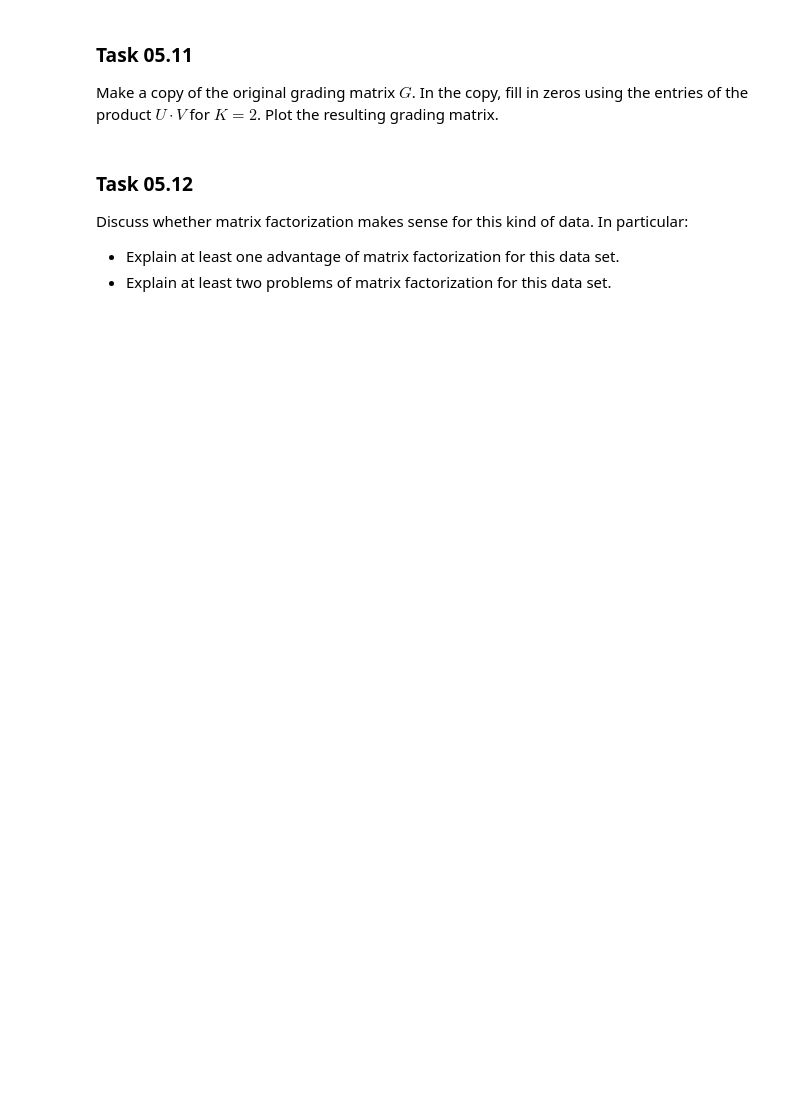
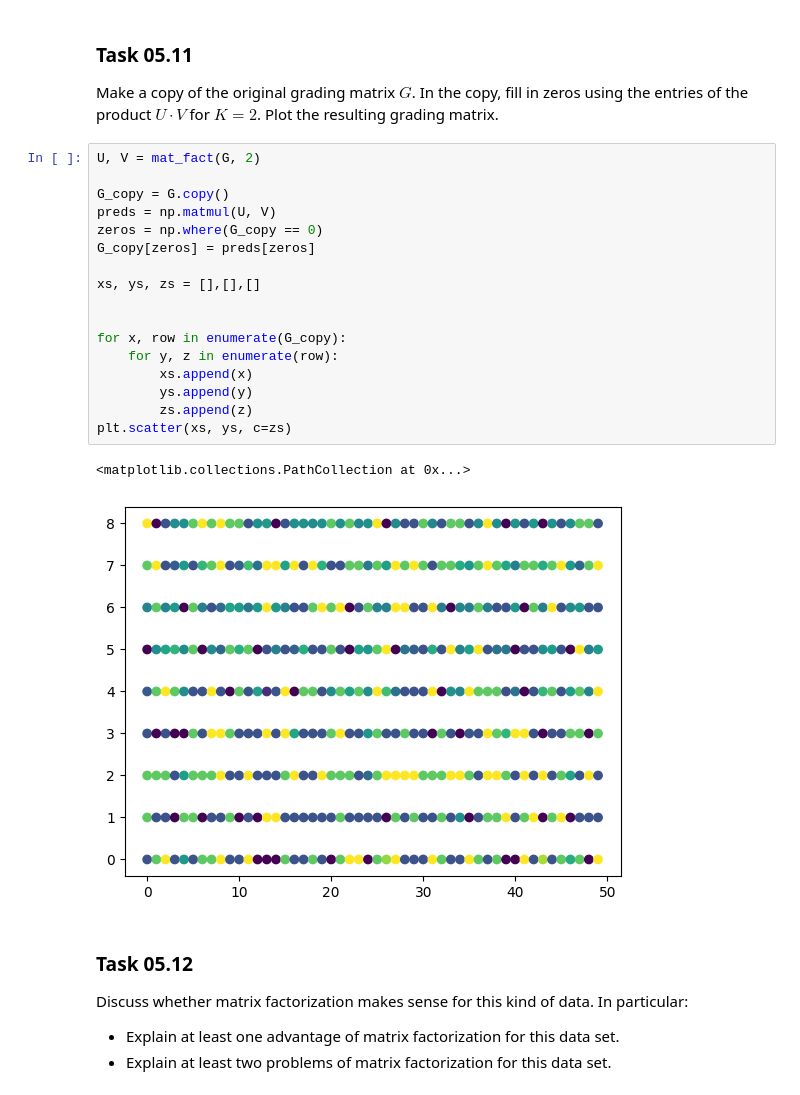
Before and after one commit to sachinskss/dataminingEx, a Jupyter notebook: sheet05_lukas.ipynb, the cells around one changed output. Saved outputs shown, nothing was run; the diff lists cells and outputs as text; blank space fills up the shorter version.

```diff
--- a/sheet05_lukas.ipynb
+++ b/sheet05_lukas.ipynb
@@ -320,6 +350,26 @@ Provide two scatter plots, one for the student representations $U$, and one for
 Make a copy of the original grading matrix $G$.
 In the copy, fill in zeros using the entries of the product $U \cdot V$ for $K = 2$.
 Plot the resulting grading matrix.
+# %%
+U, V = mat_fact(G, 2)
+
+G_copy = G.copy()
+preds = np.matmul(U, V)
+zeros = np.where(G_copy == 0)
+G_copy[zeros] = preds[zeros]
+
+xs, ys, zs = [],[],[]
+
+
+for x, row in enumerate(G_copy):
+    for y, z in enumerate(row):
+        xs.append(x)
+        ys.append(y)
+        zs.append(z)
+plt.scatter(xs, ys, c=zs)
+# %% [output]
+<matplotlib.collections.PathCollection at 0x...>
+[figure, added]
 # %% [markdown]
 ### Task 05.12
 
```
Also changed, not shown: parts of 4 cells of this notebook.
